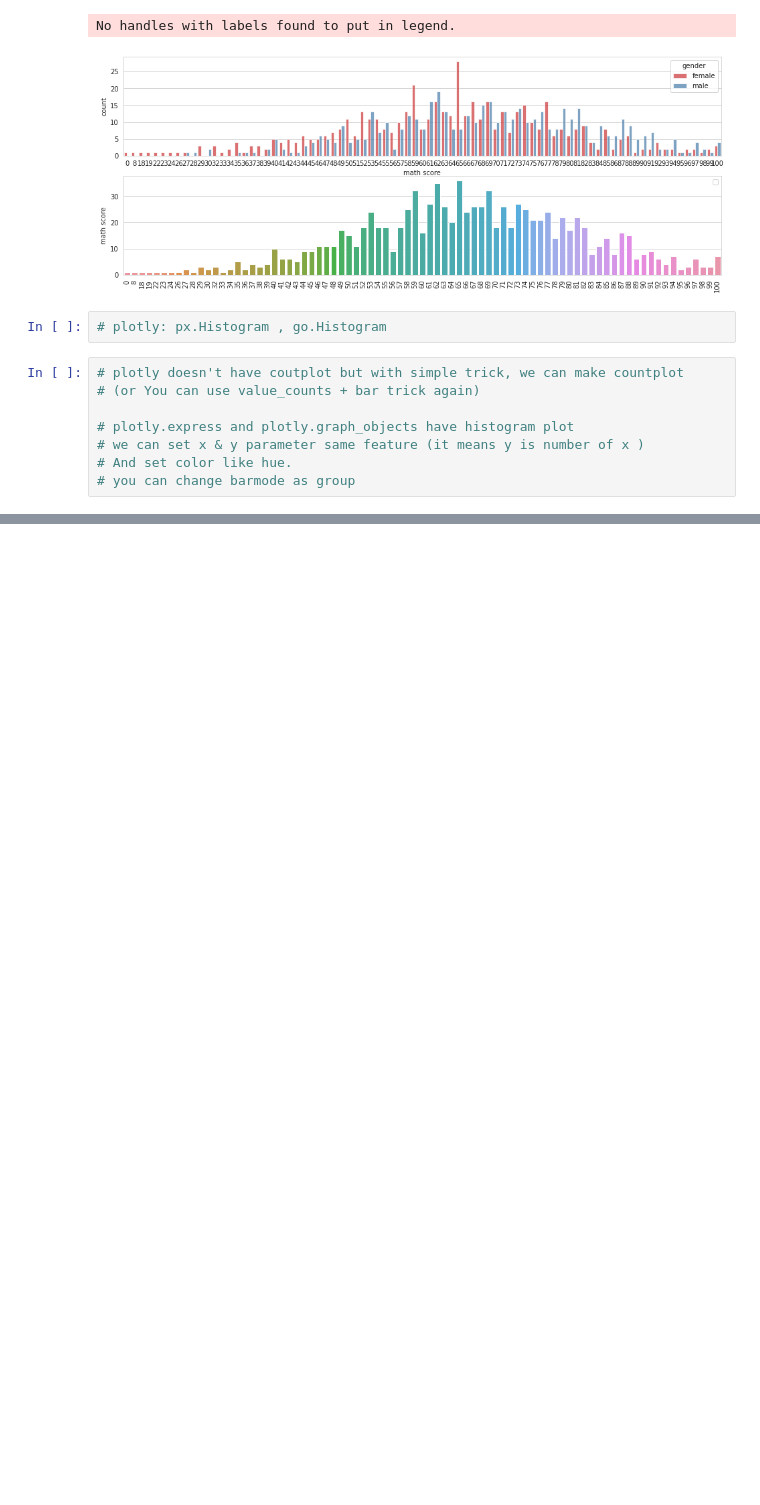
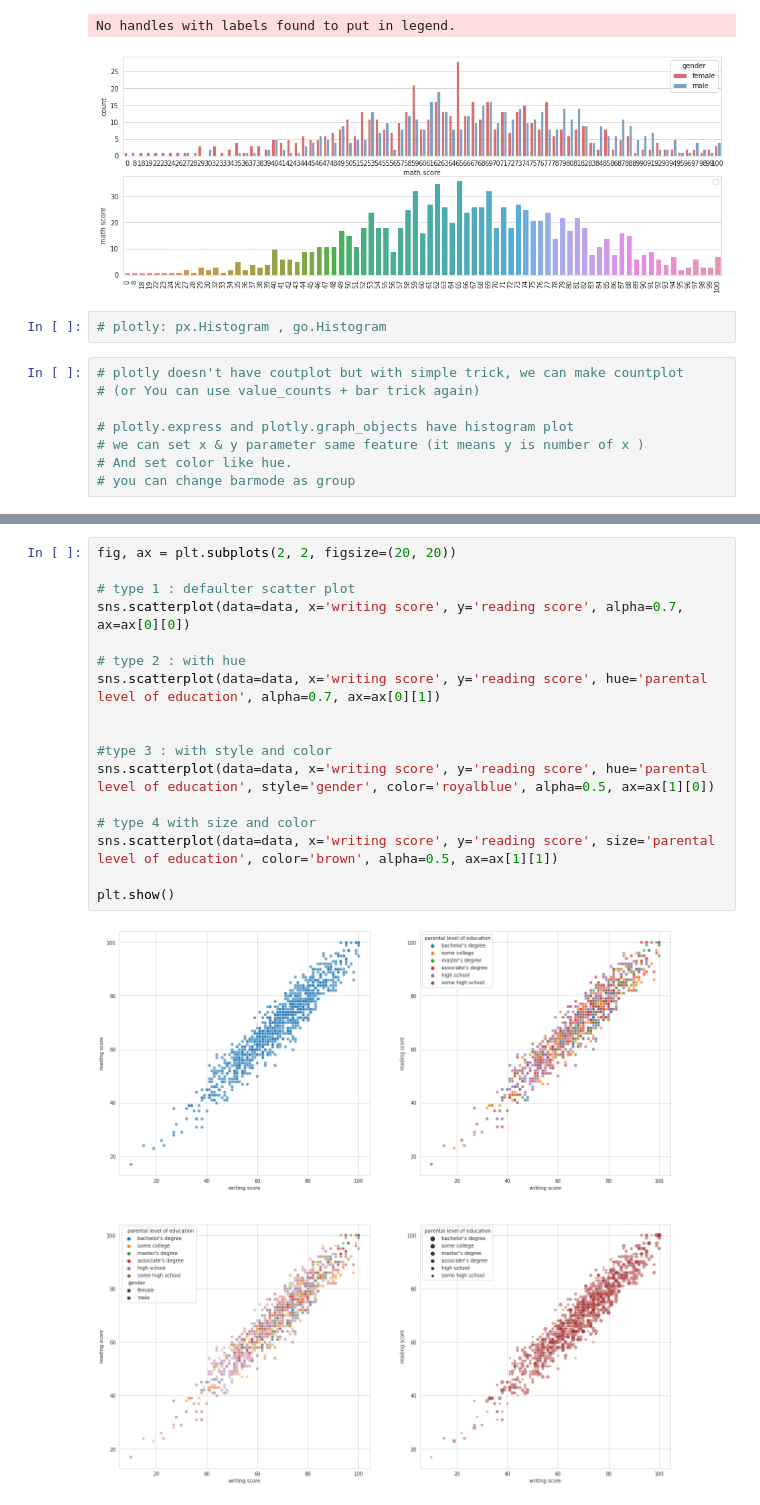
Before and after one commit to rushikeshnaik779/EDA, a Jupyter notebook: Plotly_&_Seaborn.ipynb, the cells around one changed output, grey strips where cells are left out. Cells and saved outputs as stored; diff of their text form; blank space fills up the shorter version.

```diff
--- a/Plotly_&_Seaborn.ipynb
+++ b/Plotly_&_Seaborn.ipynb
@@ -150,0 +235,19 @@ fig.show()
+# %%
+fig, ax = plt.subplots(2, 2, figsize=(20, 20))
+
+# type 1 : defaulter scatter plot
+sns.scatterplot(data=data, x='writing score', y='reading score', alpha=0.7, ax=ax[0][0])
+
+# type 2 : with hue
+sns.scatterplot(data=data, x='writing score', y='reading score', hue='parental level of education', alpha=0.7, ax=ax[0][1])
+
+
+#type 3 : with style and color
+sns.scatterplot(data=data, x='writing score', y='reading score', hue='parental level of education', style='gender', color='royalblue', alpha=0.5, ax=ax[1][0])
+
+# type 4 with size and color
+sns.scatterplot(data=data, x='writing score', y='reading score', size='parental level of education', color='brown', alpha=0.5, ax=ax[1][1])
+
+plt.show()
+# %% [output]
+[figure, added]
```
Also changed, not shown: parts of 17 cells of this notebook.
